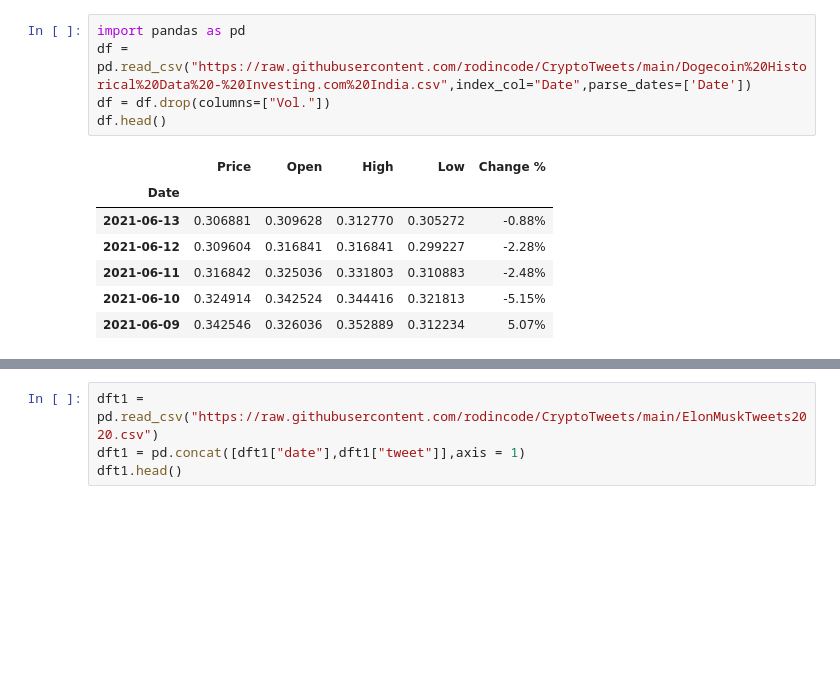
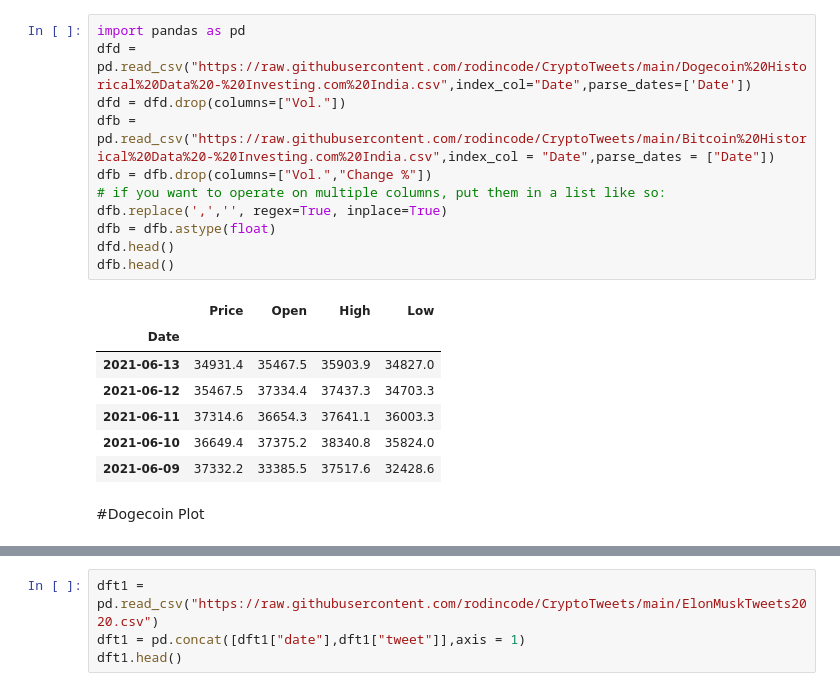
Before and after one commit to rodincode/CryptoTweets, a Jupyter notebook: CryptoTweets.ipynb, the cells around one changed output, grey strips where cells are left out. Saved outputs shown, nothing was run; the diff lists cells and outputs as text; blank space fills up the shorter version.

```diff
--- a/CryptoTweets.ipynb
+++ b/CryptoTweets.ipynb
@@ -2,15 +2,23 @@
 <a href="https://colab.research.google.com/github/rodincode/CryptoTweets/blob/main/CryptoTweets.ipynb" target="_parent"><img src="https://colab.research.google.com/assets/colab-badge.svg" alt="Open In Colab"/></a>
 # %%
 import pandas as pd
-df = pd.read_csv("https://raw.githubusercontent.com/rodincode/CryptoTweets/main/Dogecoin%20Historical%20Data%20-%20Investing.com%20India.csv",index_col="Date",parse_dates=['Date'])
-df = df.drop(columns=["Vol."])
-df.head()
+dfd = pd.read_csv("https://raw.githubusercontent.com/rodincode/CryptoTweets/main/Dogecoin%20Historical%20Data%20-%20Investing.com%20India.csv",index_col="Date",parse_dates=['Date'])
+dfd = dfd.drop(columns=["Vol."])
+dfb = pd.read_csv("https://raw.githubusercontent.com/rodincode/CryptoTweets/main/Bitcoin%20Historical%20Data%20-%20Investing.com%20India.csv",index_col = "Date",parse_dates = ["Date"])
+dfb = dfb.drop(columns=["Vol.","Change %"])
+# if you want to operate on multiple columns, put them in a list like so:
+dfb.replace(',','', regex=True, inplace=True)
+dfb = dfb.astype(float)
+dfd.head()
+dfb.head()
 # %% [output]
-|  | Price | Open | High | Low | Change % |
-| Date |  |  |  |  |  |
-| 2021-06-13 | 0.306881 | 0.309628 | 0.312770 | 0.305272 | -0.88% |
-| 2021-06-12 | 0.309604 | 0.316841 | 0.316841 | 0.299227 | -2.28% |
-| 2021-06-11 | 0.316842 | 0.325036 | 0.331803 | 0.310883 | -2.48% |
-| 2021-06-10 | 0.324914 | 0.342524 | 0.344416 | 0.321813 | -5.15% |
-| 2021-06-09 | 0.342546 | 0.326036 | 0.352889 | 0.312234 | 5.07% |
+|  | Price | Open | High | Low |
+| Date |  |  |  |  |
+| 2021-06-13 | 34931.4 | 35467.5 | 35903.9 | 34827.0 |
+| 2021-06-12 | 35467.5 | 37334.4 | 37437.3 | 34703.3 |
+| 2021-06-11 | 37314.6 | 36654.3 | 37641.1 | 36003.3 |
+| 2021-06-10 | 36649.4 | 37375.2 | 38340.8 | 35824.0 |
+| 2021-06-09 | 37332.2 | 33385.5 | 37517.6 | 32428.6 |
+# %% [markdown]
+#Dogecoin Plot
 # %%
```
Also changed, not shown: parts of 13 cells of this notebook.
